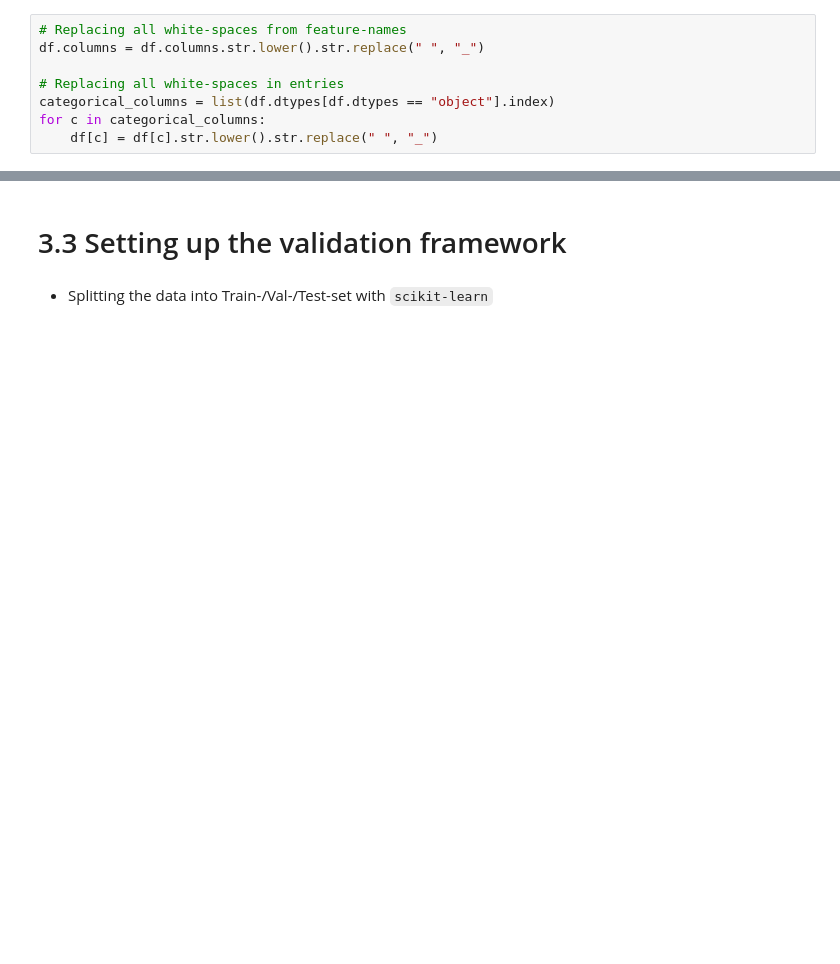
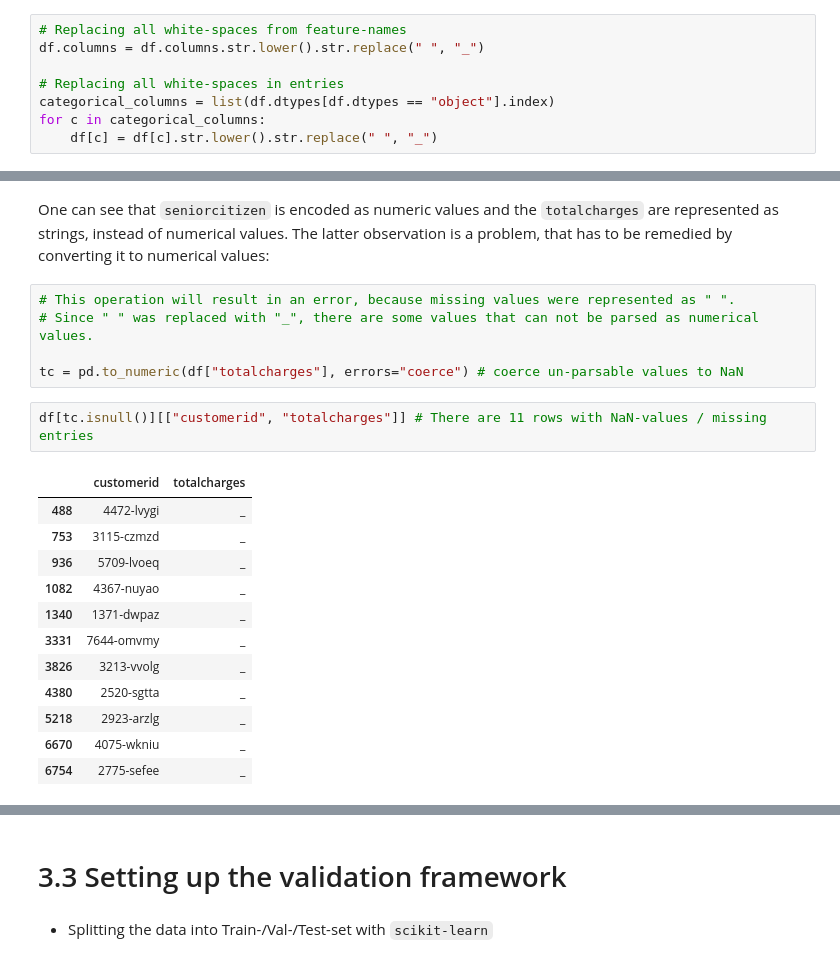
Before and after one commit to joweyel/ml-zoomcamp-material, a Jupyter notebook: 03-classification/notebooks/section3-notebook.ipynb, the cells around one changed output, grey strips where cells are left out. Cells and saved outputs as stored; diff of their text form; blank space fills up the shorter version.

```diff
--- a/03-classification/notebooks/section3-notebook.ipynb
+++ b/03-classification/notebooks/section3-notebook.ipynb
@@ -69,0 +133,22 @@ df.head().T # It did work
+# %% [markdown]
+One can see that `seniorcitizen` is encoded as numeric values and the `totalcharges` are represented as strings, instead of numerical values. The latter observation is a problem, that has to be remedied by converting it to numerical values:
+# %%
+# This operation will result in an error, because missing values were represented as " ".
+# Since " " was replaced with "_", there are some values that can not be parsed as numerical values.
+
+tc = pd.to_numeric(df["totalcharges"], errors="coerce") # coerce un-parsable values to NaN
+# %%
+df[tc.isnull()][["customerid", "totalcharges"]] # There are 11 rows with NaN-values / missing entries
+# %% [output]
+|  | customerid | totalcharges |
+| 488 | 4472-lvygi | _ |
+| 753 | 3115-czmzd | _ |
+| 936 | 5709-lvoeq | _ |
+| 1082 | 4367-nuyao | _ |
+| 1340 | 1371-dwpaz | _ |
+| 3331 | 7644-omvmy | _ |
+| 3826 | 3213-vvolg | _ |
+| 4380 | 2520-sgtta | _ |
+| 5218 | 2923-arzlg | _ |
+| 6670 | 4075-wkniu | _ |
+| 6754 | 2775-sefee | _ |
```
Also changed, not shown: parts of 29 cells of this notebook, 1 other file.
